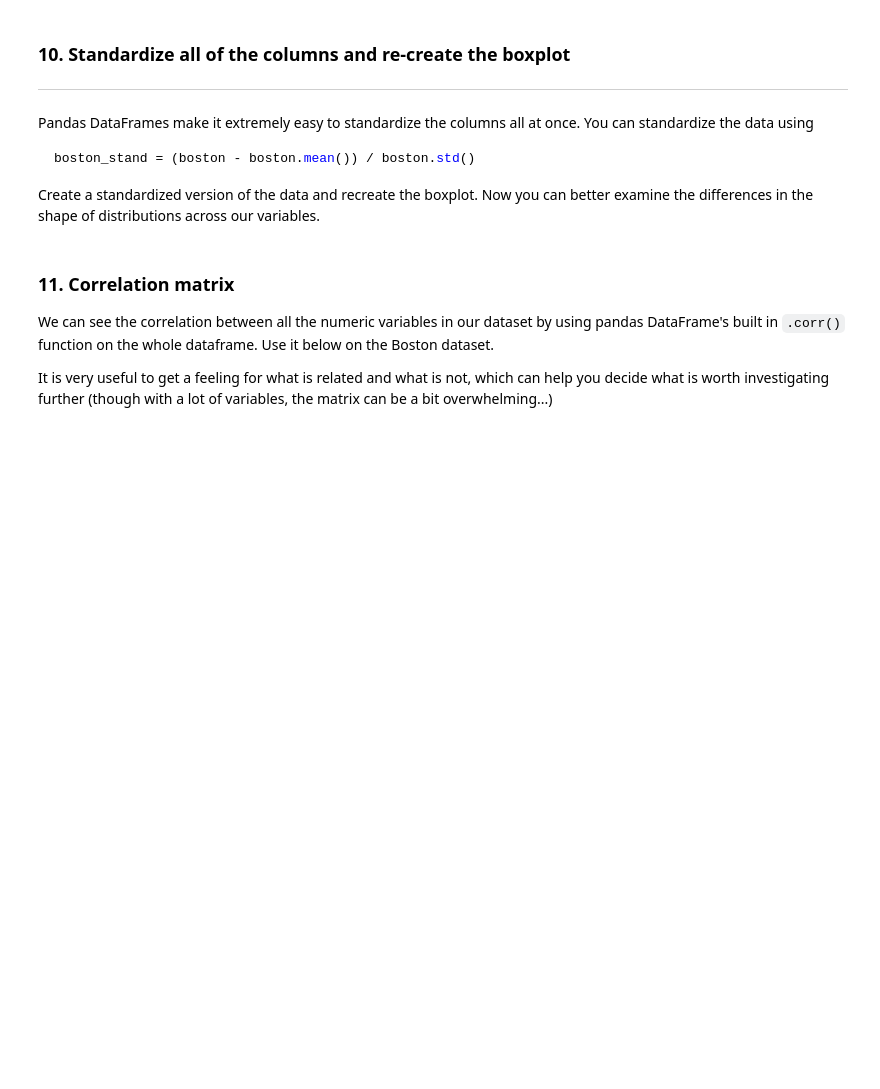
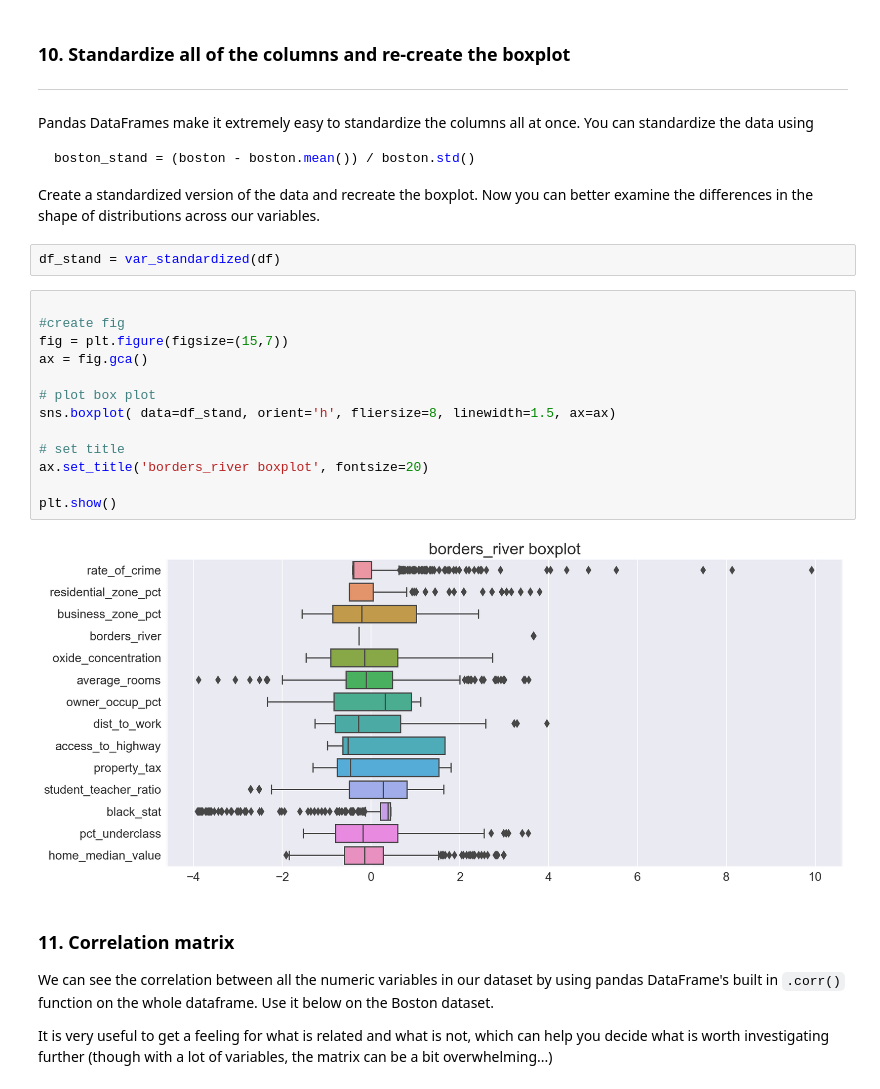
Before and after one commit to AbdullahMu/pandas-eda-walkthrough, a Jupyter notebook: basic-eda-walkthrough-starter-code.ipynb, the cells around one changed output. Drawn from its saved outputs; the diff is of its cells as text; blank space fills up the shorter version.

````diff
--- a/basic-eda-walkthrough-starter-code.ipynb
+++ b/basic-eda-walkthrough-starter-code.ipynb
@@ -370,6 +619,23 @@ boston_stand = (boston - boston.mean()) / boston.std()
 ```
 
 Create a standardized version of the data and recreate the boxplot. Now you can better examine the differences in the shape of distributions across our variables.
+# %%
+df_stand = var_standardized(df)
+# %%
+
+#create fig
+fig = plt.figure(figsize=(15,7))
+ax = fig.gca()
+
+# plot box plot
+sns.boxplot( data=df_stand, orient='h', fliersize=8, linewidth=1.5, ax=ax)
+
+# set title
+ax.set_title('borders_river boxplot', fontsize=20)
+
+plt.show()
+# %% [output]
+[figure, added]
 # %% [markdown]
 ### 11. Correlation matrix
 
````
Also changed, not shown: parts of 45 cells of this notebook, 1 other file.
